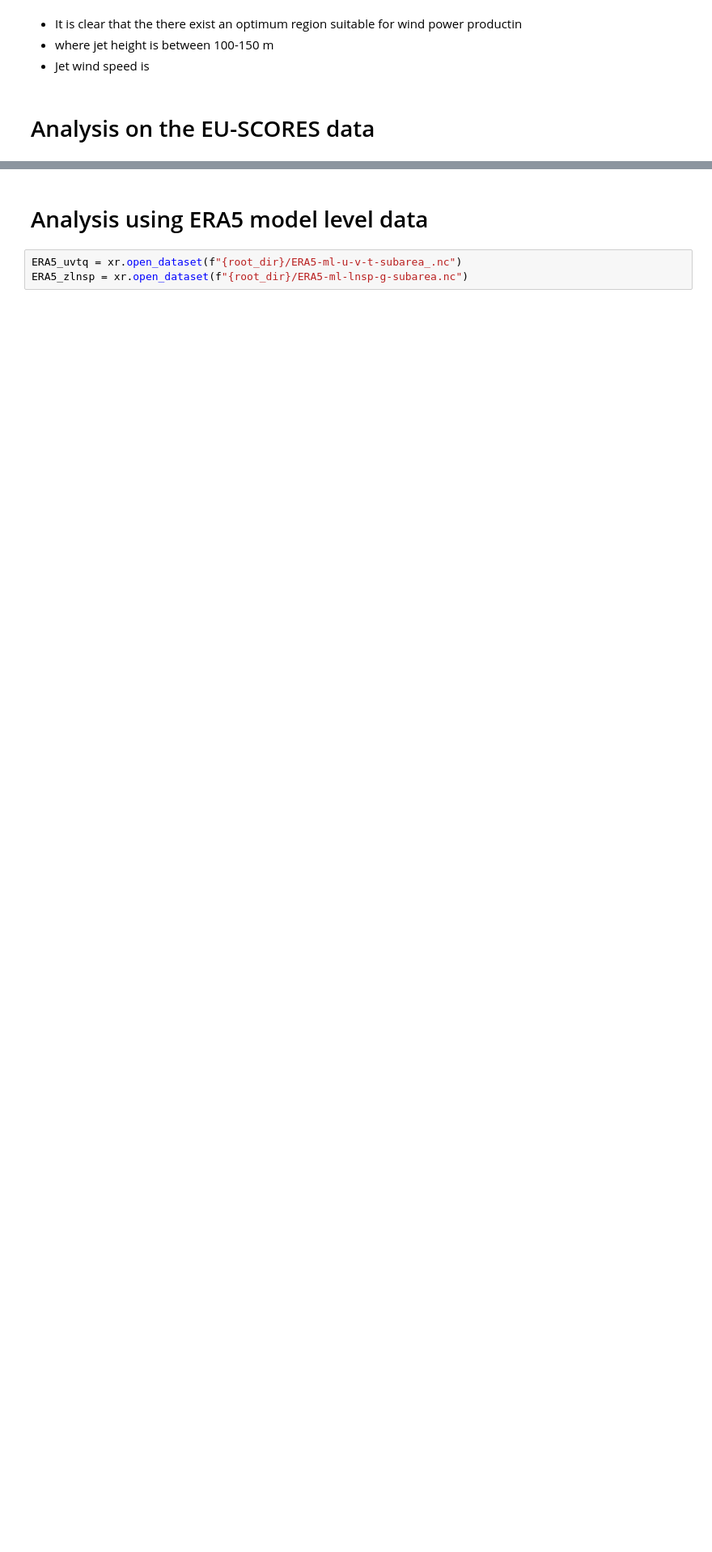
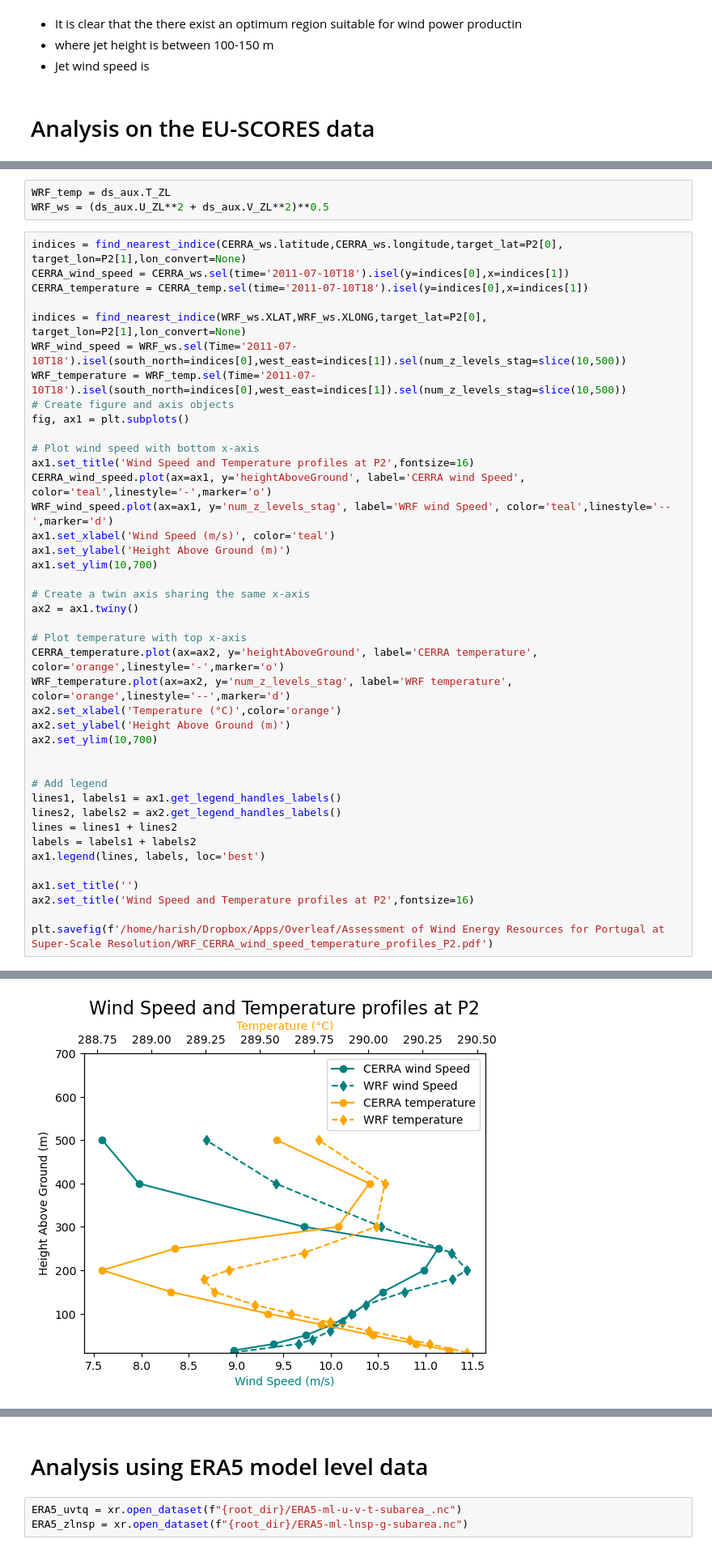
Before and after one commit to HarishBaki/EU_SCORES_project, a Jupyter notebook: CLLJ/scripts/analysis/CLLJ_analysis.ipynb, the cells around one changed output, grey strips where cells are left out. Shown at 81% size. Drawn from its saved outputs; the diff is of its cells as text; blank space fills up the shorter version.

```diff
--- a/CLLJ/scripts/analysis/CLLJ_analysis.ipynb
+++ b/CLLJ/scripts/analysis/CLLJ_analysis.ipynb
@@ -392,0 +430,45 @@ plt.savefig(f'/home/harish/Dropbox/Apps/Overleaf/Assessment of Wind Energy Resou
+# %%
+WRF_temp = ds_aux.T_ZL
+WRF_ws = (ds_aux.U_ZL**2 + ds_aux.V_ZL**2)**0.5
+# %%
+indices = find_nearest_indice(CERRA_ws.latitude,CERRA_ws.longitude,target_lat=P2[0], target_lon=P2[1],lon_convert=None)
+CERRA_wind_speed = CERRA_ws.sel(time='2011-07-10T18').isel(y=indices[0],x=indices[1])
+CERRA_temperature = CERRA_temp.sel(time='2011-07-10T18').isel(y=indices[0],x=indices[1])
+
+indices = find_nearest_indice(WRF_ws.XLAT,WRF_ws.XLONG,target_lat=P2[0], target_lon=P2[1],lon_convert=None)
+WRF_wind_speed = WRF_ws.sel(Time='2011-07-10T18').isel(south_north=indices[0],west_east=indices[1]).sel(num_z_levels_stag=slice(10,500))
+WRF_temperature = WRF_temp.sel(Time='2011-07-10T18').isel(south_north=indices[0],west_east=indices[1]).sel(num_z_levels_stag=slice(10,500))
+# Create figure and axis objects
+fig, ax1 = plt.subplots()
+
+# Plot wind speed with bottom x-axis
+ax1.set_title('Wind Speed and Temperature profiles at P2',fontsize=16)
+CERRA_wind_speed.plot(ax=ax1, y='heightAboveGround', label='CERRA wind Speed', color='teal',linestyle='-',marker='o')
+WRF_wind_speed.plot(ax=ax1, y='num_z_levels_stag', label='WRF wind Speed', color='teal',linestyle='--',marker='d')
+ax1.set_xlabel('Wind Speed (m/s)', color='teal')
+ax1.set_ylabel('Height Above Ground (m)')
+ax1.set_ylim(10,700)
+
+# Create a twin axis sharing the same x-axis
+ax2 = ax1.twiny()
+
+# Plot temperature with top x-axis
+CERRA_temperature.plot(ax=ax2, y='heightAboveGround', label='CERRA temperature', color='orange',linestyle='-',marker='o')
+WRF_temperature.plot(ax=ax2, y='num_z_levels_stag', label='WRF temperature', color='orange',linestyle='--',marker='d')
+ax2.set_xlabel('Temperature (°C)',color='orange')
+ax2.set_ylabel('Height Above Ground (m)')
+ax2.set_ylim(10,700)
+
+
+# Add legend
+lines1, labels1 = ax1.get_legend_handles_labels()
+lines2, labels2 = ax2.get_legend_handles_labels()
+lines = lines1 + lines2
+labels = labels1 + labels2
+ax1.legend(lines, labels, loc='best')
+
+ax1.set_title('')
+ax2.set_title('Wind Speed and Temperature profiles at P2',fontsize=16)
+
+plt.savefig(f'/home/harish/Dropbox/Apps/Overleaf/Assessment of Wind Energy Resources for Portugal at Super-Scale Resolution/WRF_CERRA_wind_speed_temperature_profiles_P2.pdf')
+# %% [output]
@@ -392,0 +477 @@ plt.savefig(f'/home/harish/Dropbox/Apps/Overleaf/Assessment of Wind Energy Resou
+[figure, added]
```
Also changed, not shown: parts of 19 cells of this notebook, 9 other files.
